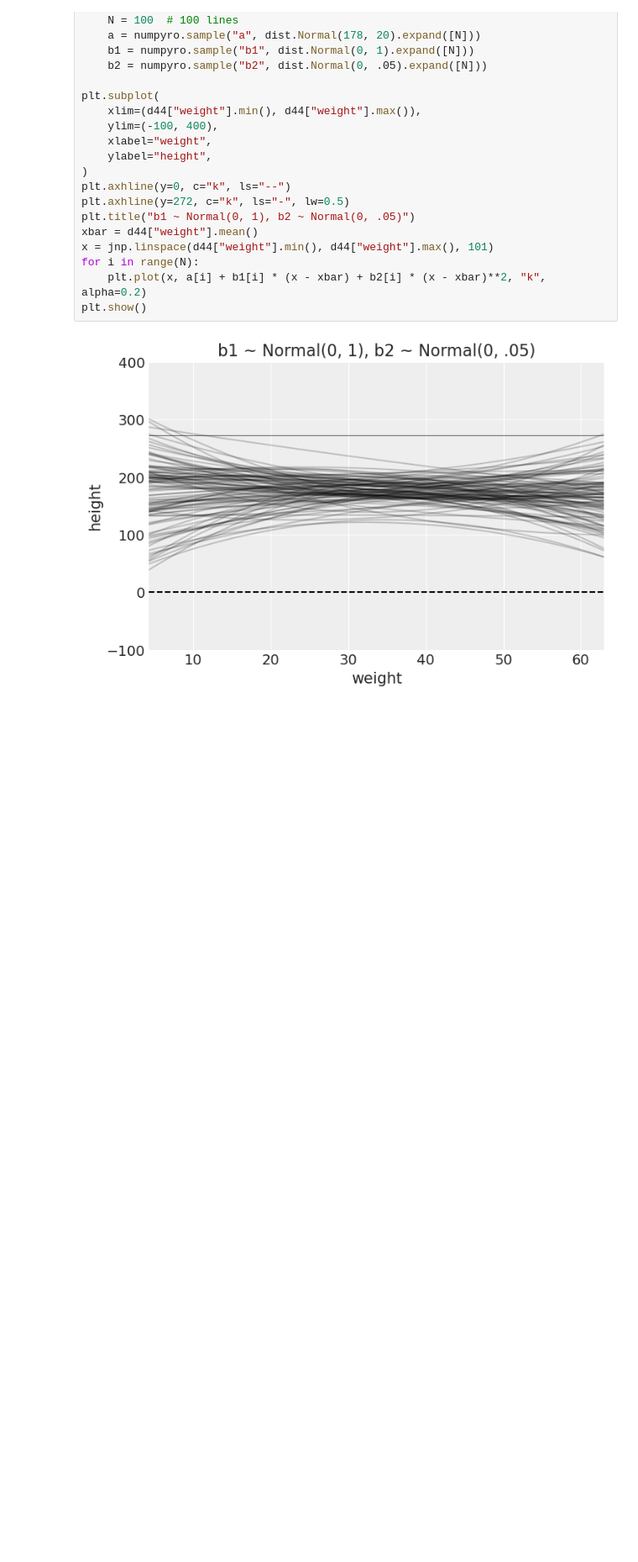
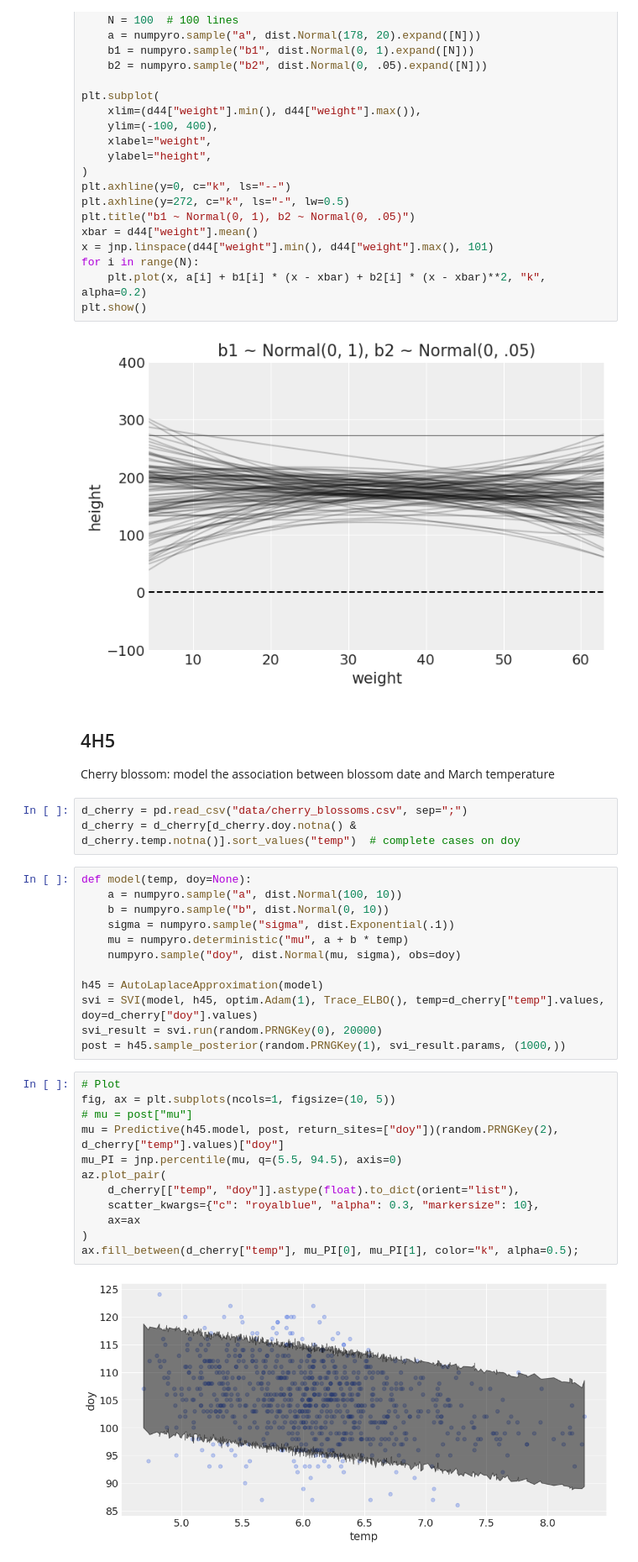
Before and after one commit to simonkamronn/statisticalrethinking, a Jupyter notebook: 4.ipynb, the cells around one changed output. Shown at 84% size. Drawn from its saved outputs; the diff is of its cells as text; blank space fills up the shorter version.

```diff
--- a/4.ipynb
+++ b/4.ipynb
@@ -410,3 +410,35 @@ for i in range(N):
 plt.show()
 # %% [output]
 [figure]
+# %% [markdown]
+## 4H5
+Cherry blossom: model the association between blossom date and March temperature
+# %%
+d_cherry = pd.read_csv("data/cherry_blossoms.csv", sep=";")
+d_cherry = d_cherry[d_cherry.doy.notna() & d_cherry.temp.notna()].sort_values("temp")  # complete cases on doy
+# %%
+def model(temp, doy=None):
+    a = numpyro.sample("a", dist.Normal(100, 10))
+    b = numpyro.sample("b", dist.Normal(0, 10))
+    sigma = numpyro.sample("sigma", dist.Exponential(.1))
+    mu = numpyro.deterministic("mu", a + b * temp)
+    numpyro.sample("doy", dist.Normal(mu, sigma), obs=doy)
+
+h45 = AutoLaplaceApproximation(model)
+svi = SVI(model, h45, optim.Adam(1), Trace_ELBO(), temp=d_cherry["temp"].values, doy=d_cherry["doy"].values)
+svi_result = svi.run(random.PRNGKey(0), 20000)
+post = h45.sample_posterior(random.PRNGKey(1), svi_result.params, (1000,))
+# %%
+# Plot
+fig, ax = plt.subplots(ncols=1, figsize=(10, 5))
+# mu = post["mu"]
+mu = Predictive(h45.model, post, return_sites=["doy"])(random.PRNGKey(2), d_cherry["temp"].values)["doy"]
+mu_PI = jnp.percentile(mu, q=(5.5, 94.5), axis=0)
+az.plot_pair(
+    d_cherry[["temp", "doy"]].astype(float).to_dict(orient="list"),
+    scatter_kwargs={"c": "royalblue", "alpha": 0.3, "markersize": 10},
+    ax=ax
+)
+ax.fill_between(d_cherry["temp"], mu_PI[0], mu_PI[1], color="k", alpha=0.5);
+# %% [output]
+[figure, added]
```
Also changed, not shown: parts of 14 cells of this notebook.
